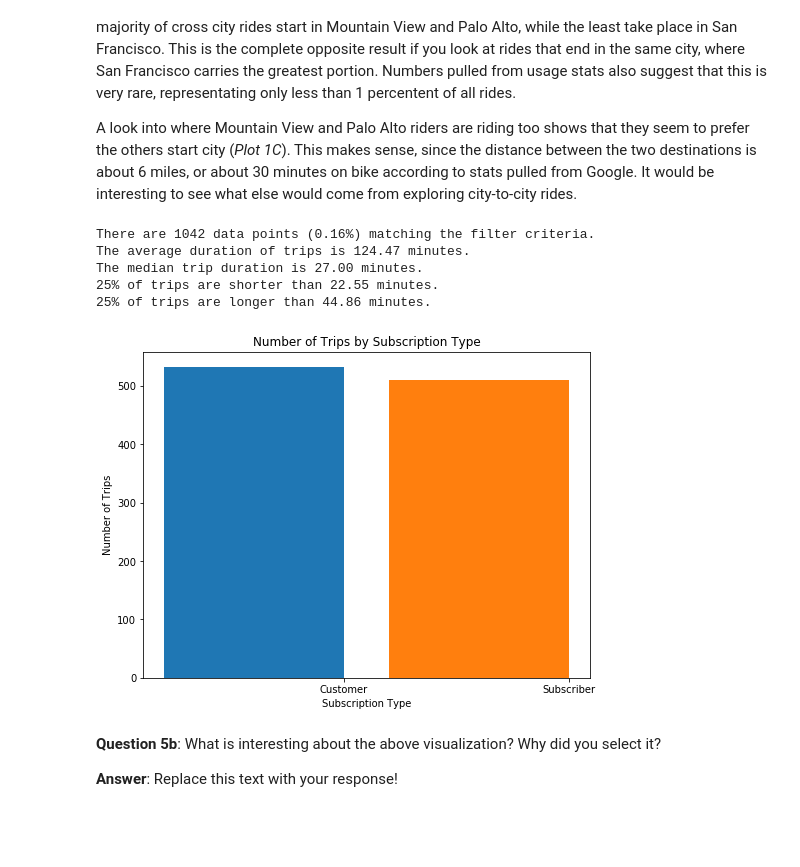
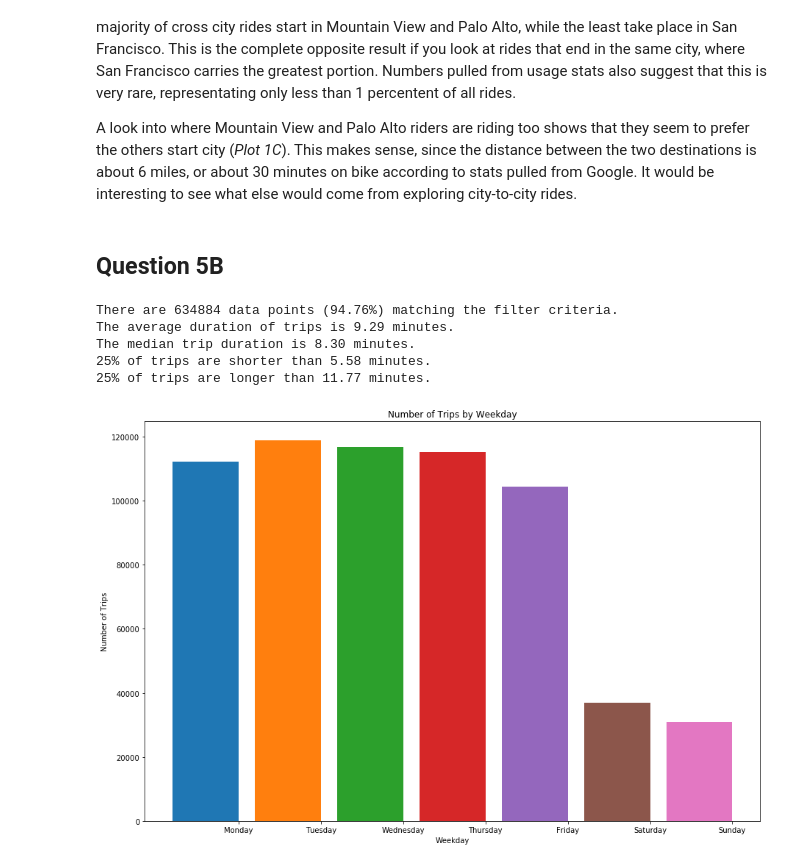
Before and after one commit to datruth29/Udacity-Data-Analyst-Nanodegree, a Jupyter notebook: dandp0-bikeshareanalysis/Bay_Area_Bike_Share_Analysis.ipynb, the cells around one changed output. Drawn from its saved outputs; the diff is of its cells as text; code cells hidden in the pictures; blank space fills up the shorter version.

```diff
--- a/dandp0-bikeshareanalysis/Bay_Area_Bike_Share_Analysis.ipynb
+++ b/dandp0-bikeshareanalysis/Bay_Area_Bike_Share_Analysis.ipynb
@@ -372,20 +369,18 @@ The median trip duration is 26.10 minutes.
 Something I was curious about concerned trips outside of their start cities. Plot 1A shows the majority of cross city rides start in Mountain View and Palo Alto, while the least take place in San Francisco. This is the complete opposite result if you look at rides that end in the same city, where San Francisco carries the greatest portion. Numbers pulled from usage stats also suggest that this is very rare, representating only less than 1 percentent of all rides.
 
 A look into where Mountain View and Palo Alto riders are riding too shows that they seem to prefer the others start city (*Plot 1C*). This makes sense, since the distance between the two destinations is about 6 miles, or about 30 minutes on bike according to stats pulled from Google. It would be interesting to see what else would come from exploring city-to-city rides.
+# %% [markdown]
+## Question 5B
 # %%
 # Final Plot 2
 # Plot 2A
-usage_plot(trip_data, 'subscription_type', "start_city != end_city", show_usage_stats=True)
+usage_plot(trip_data, "weekday", "duration <= 30", size=(15, 10), show_usage_stats=True, bin_width=5)
 # %% [output]
-There are 1042 data points (0.16%) matching the filter criteria.
-The average duration of trips is 124.47 minutes.
-The median trip duration is 27.00 minutes.
-25% of trips are shorter than 22.55 minutes.
-25% of trips are longer than 44.86 minutes.
+There are 634884 data points (94.76%) matching the filter criteria.
+The average duration of trips is 9.29 minutes.
+The median trip duration is 8.30 minutes.
+25% of trips are shorter than 5.58 minutes.
+25% of trips are longer than 11.77 minutes.
-[figure, old version]
+[figure, new version]
-# %% [markdown]
-**Question 5b**: What is interesting about the above visualization? Why did you select it?
-
-**Answer**: Replace this text with your response!
 # %%
 # Plot 2B
```
Also changed, not shown: parts of 13 cells of this notebook.
